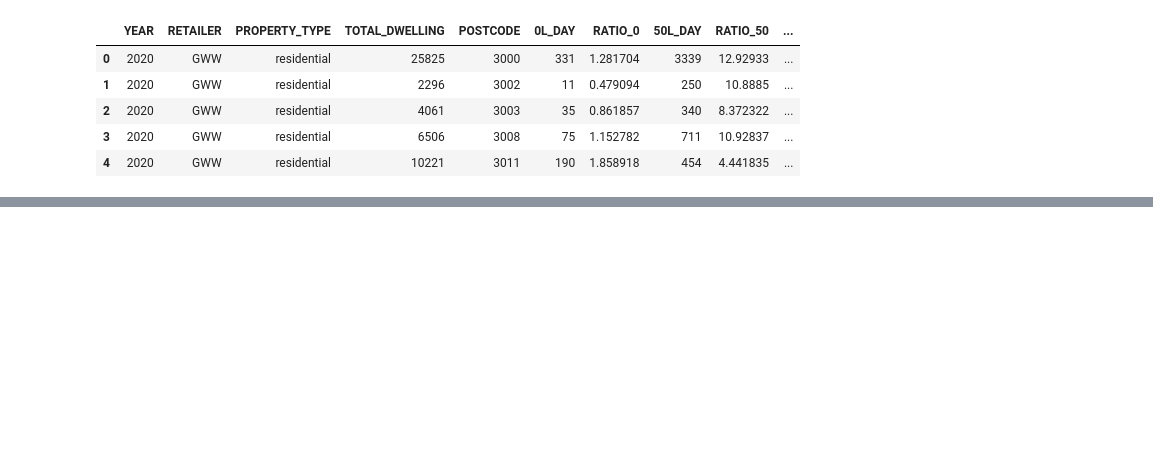
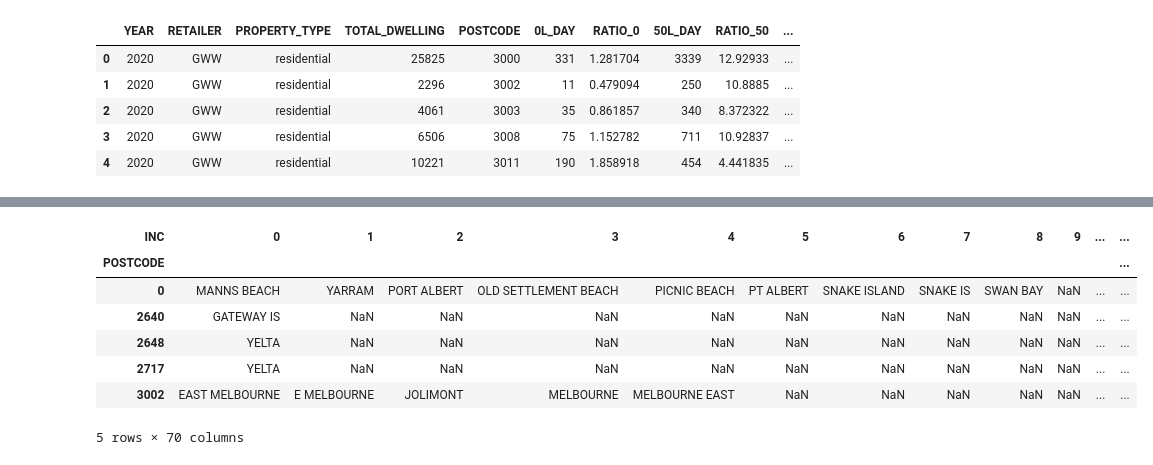
Before and after one commit to CuestaCodes/spec-vac, a Jupyter notebook: sv_data.ipynb, the cells around one changed output, grey strips where cells are left out. Drawn from its saved outputs; the diff is of its cells as text; code cells hidden in the pictures; blank space fills up the shorter version.

```diff
--- a/sv_data.ipynb
+++ b/sv_data.ipynb
@@ -91,0 +142,13 @@ sv_total_data_df.head()
+# %%
+# create a column with the localities
+locality_postcodes_df['LOCALITY_CONCAT'] = locality_postcodes_df.apply(lambda row: row.dropna().tolist(), axis=1)
+locality_postcodes_df.head()
+# %% [output]
+| INC | 0 | 1 | 2 | 3 | 4 | 5 | 6 | 7 | 8 | 9 | ... | ... |
+| POSTCODE |  |  |  |  |  |  |  |  |  |  |  | ... |
+| 0 | MANNS BEACH | YARRAM | PORT ALBERT | OLD SETTLEMENT BEACH | PICNIC BEACH | PT ALBERT | SNAKE ISLAND | SNAKE IS | SWAN BAY | NaN | ... | ... |
+| 2640 | GATEWAY IS | NaN | NaN | NaN | NaN | NaN | NaN | NaN | NaN | NaN | ... | ... |
+| 2648 | YELTA | NaN | NaN | NaN | NaN | NaN | NaN | NaN | NaN | NaN | ... | ... |
+| 2717 | YELTA | NaN | NaN | NaN | NaN | NaN | NaN | NaN | NaN | NaN | ... | ... |
+| 3002 | EAST MELBOURNE | E MELBOURNE | JOLIMONT | MELBOURNE | MELBOURNE EAST | NaN | NaN | NaN | NaN | NaN | ... | ... |
+5 rows × 70 columns
```
Also changed, not shown: parts of 10 cells of this notebook.
